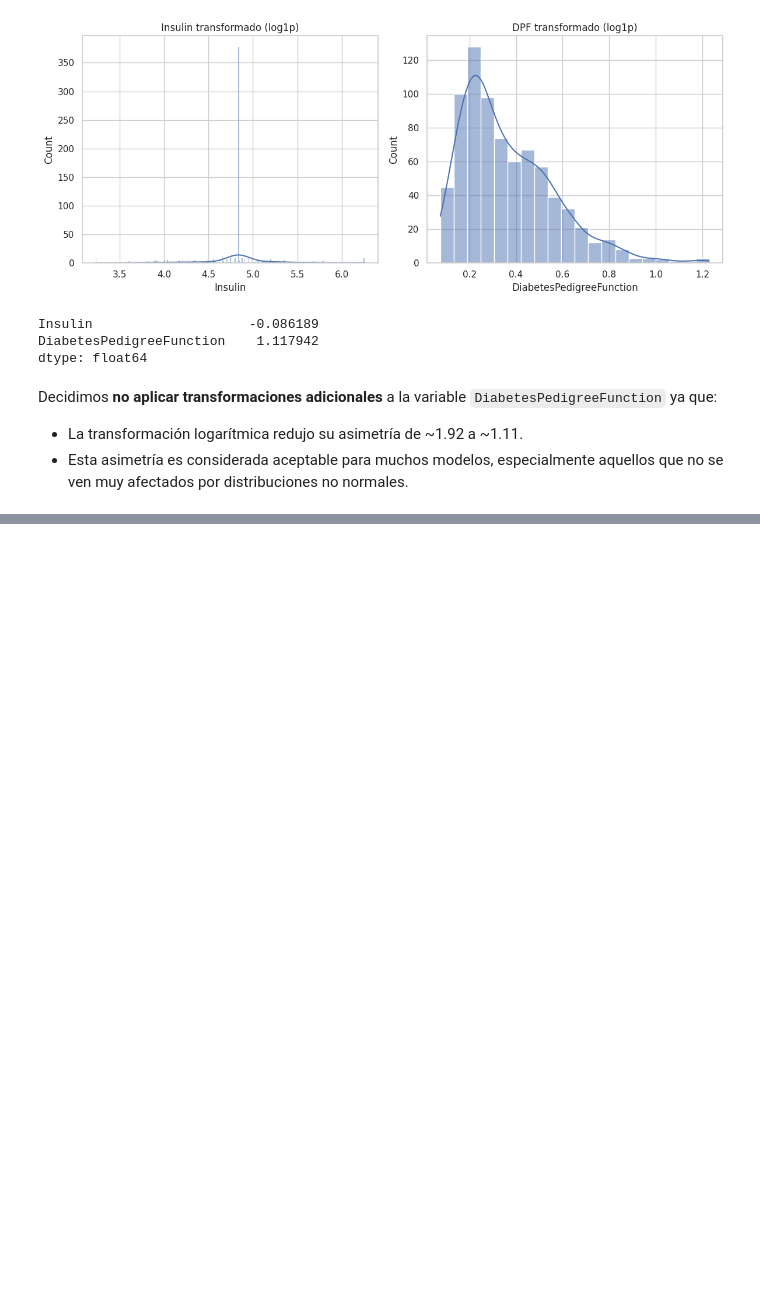
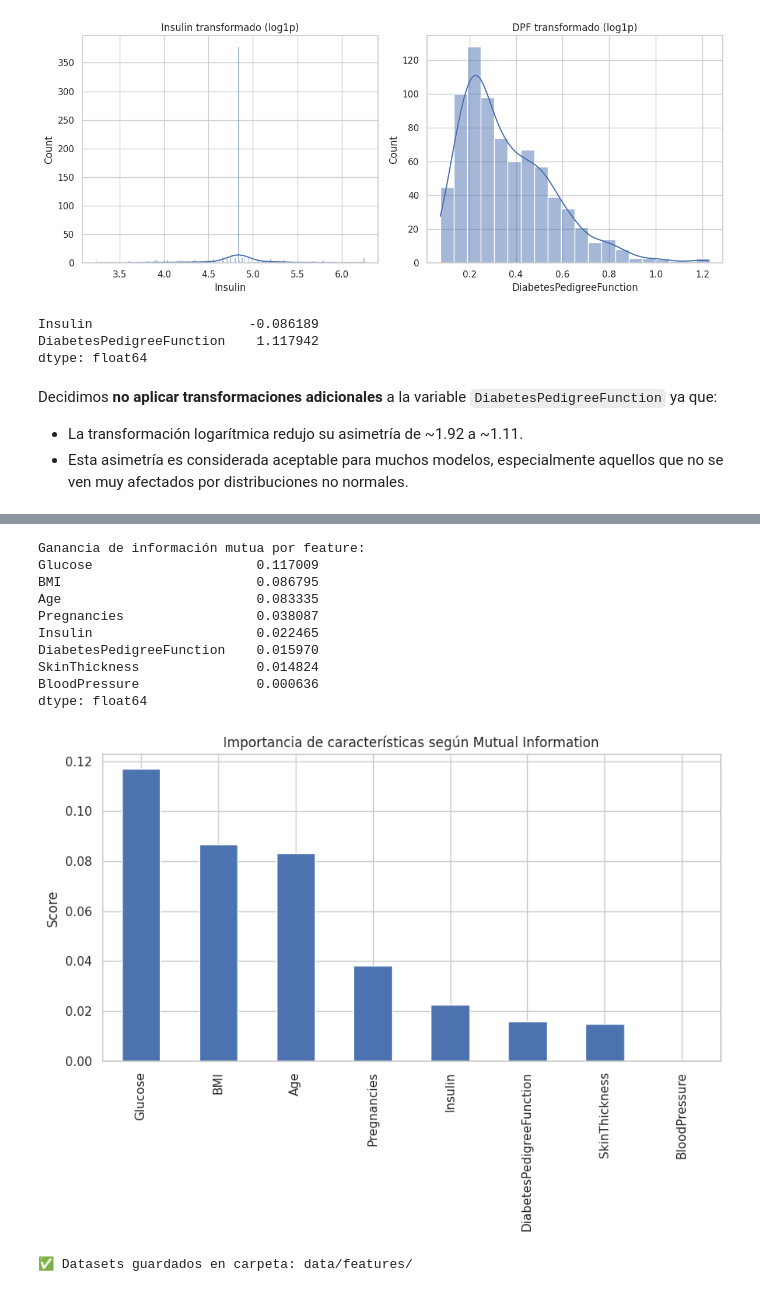
Before and after one commit to alexormx/mlflow-diabetes-prediction, a Jupyter notebook: notebooks/02_preprocessing.ipynb, the cells around one changed output, grey strips where cells are left out. Saved outputs shown, nothing was run; the diff lists cells and outputs as text; code cells hidden in the pictures; blank space fills up the shorter version.

```diff
--- a/notebooks/02_preprocessing.ipynb
+++ b/notebooks/02_preprocessing.ipynb
@@ -264 +199,49 @@ saved_df.head()
+# %%
+# Separar características y variable objetivo
+X = df.drop("Outcome", axis=1)
+y = df["Outcome"]
+# %%
+mutual_info = mutual_info_classif(X, y)
+mi_series = pd.Series(mutual_info, index=X.columns)
+mi_series = mi_series.sort_values(ascending=False)
+
+print("Ganancia de información mutua por feature:")
+print(mi_series)
+
+plt.figure(figsize=(10,5))
+mi_series.plot(kind='bar')
+plt.title('Importancia de características según Mutual Information')
+plt.ylabel('Score')
+plt.show()
+# %% [output]
+Ganancia de información mutua por feature:
+Glucose                     0.117009
+BMI                         0.086795
+Age                         0.083335
+Pregnancies                 0.038087
+Insulin                     0.022465
+DiabetesPedigreeFunction    0.015970
+SkinThickness               0.014824
+BloodPressure               0.000636
+dtype: float64
+[figure, added]
+# %%
+from sklearn.model_selection import train_test_split
+
+X_train, X_test, y_train, y_test = train_test_split(
+    X, y, test_size=0.2, random_state=42, stratify=y
+)
+
+import os
+
+os.makedirs("../data/features", exist_ok=True)
+
+X_train.to_csv("../data/features/X_train.csv", index=False)
+X_test.to_csv("../data/features/X_test.csv", index=False)
+y_train.to_csv("../data/features/y_train.csv", index=False)
+y_test.to_csv("../data/features/y_test.csv", index=False)
+
+print("✅ Datasets guardados en carpeta: data/features/")
+# %% [output]
+✅ Datasets guardados en carpeta: data/features/
 # %% [markdown]
```
Also changed, not shown: parts of 18 cells of this notebook, 2 other files.
